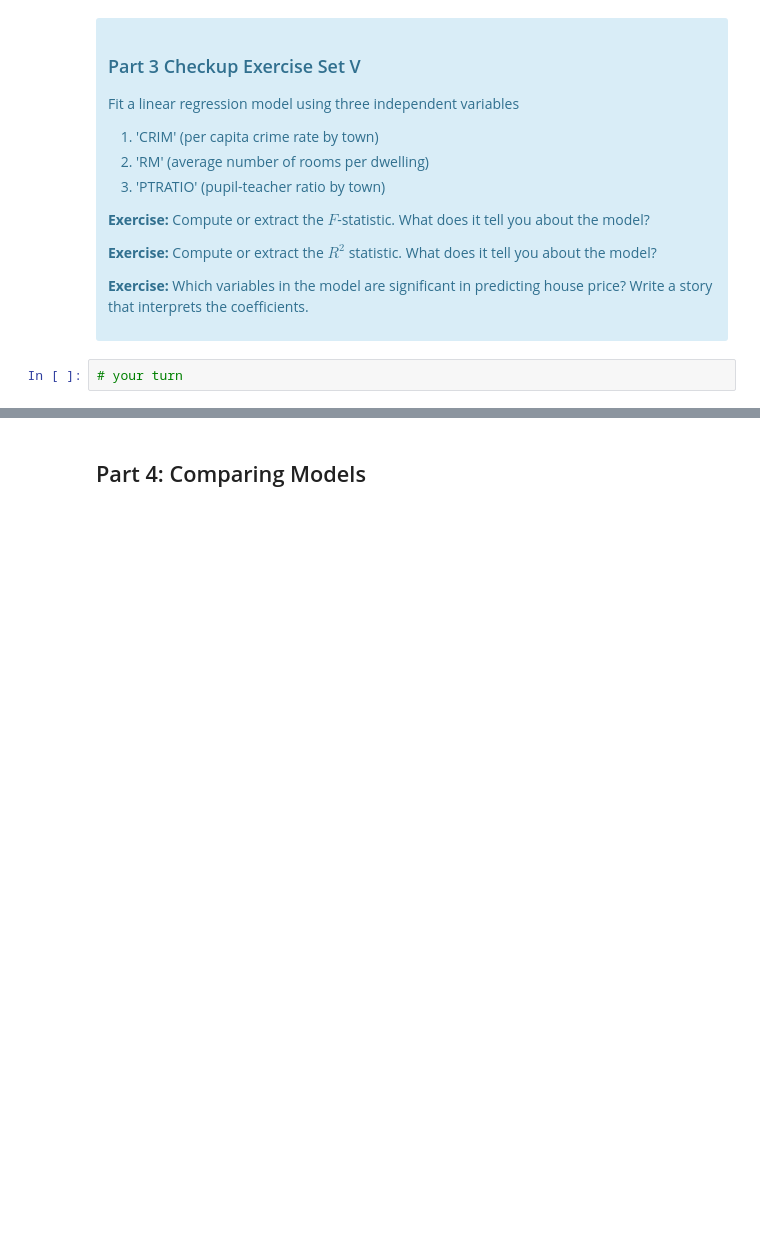
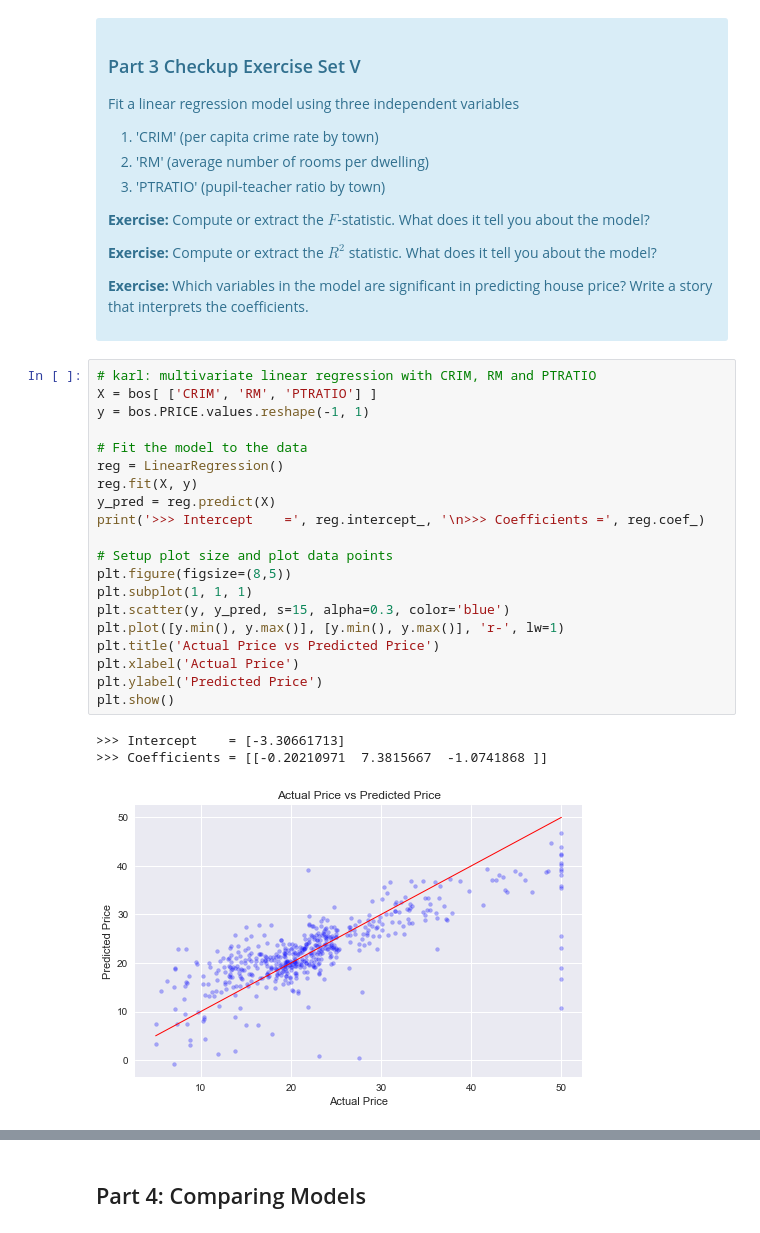
Before and after one commit to karlphillip/DataScience, a Jupyter notebook: Smaller Projects/linear_regression_boston_housing_ml/Mini_Project_Linear_Regression.ipynb, the cells around one changed output, grey strips where cells are left out. Saved outputs shown, nothing was run; the diff lists cells and outputs as text; blank space fills up the shorter version.

Commit message:
Updated linear_regression_boston_housing_ml answers.

```diff
--- a/Smaller Projects/linear_regression_boston_housing_ml/Mini_Project_Linear_Regression.ipynb
+++ b/Smaller Projects/linear_regression_boston_housing_ml/Mini_Project_Linear_Regression.ipynb
@@ -964,5 +964,27 @@ Warnings:
 
 <p><b>Exercise:</b> Which variables in the model are significant in predicting house price? Write a story that interprets the coefficients.</p>
 </div>
-# %%
-# your turn
+# %%
+# karl: multivariate linear regression with CRIM, RM and PTRATIO
+X = bos[ ['CRIM', 'RM', 'PTRATIO'] ]
+y = bos.PRICE.values.reshape(-1, 1)
+
+# Fit the model to the data
+reg = LinearRegression()
+reg.fit(X, y)
+y_pred = reg.predict(X)
+print('>>> Intercept    =', reg.intercept_, '\n>>> Coefficients =', reg.coef_)
+
+# Setup plot size and plot data points
+plt.figure(figsize=(8,5))
+plt.subplot(1, 1, 1)
+plt.scatter(y, y_pred, s=15, alpha=0.3, color='blue')
+plt.plot([y.min(), y.max()], [y.min(), y.max()], 'r-', lw=1)
+plt.title('Actual Price vs Predicted Price')
+plt.xlabel('Actual Price')
+plt.ylabel('Predicted Price')
+plt.show()
+# %% [output]
+>>> Intercept    = [-3.30661713]
+>>> Coefficients = [[-0.20210971  7.3815667  -1.0741868 ]]
+[figure, added]
```
Also changed, not shown: parts of 14 cells of this notebook.
